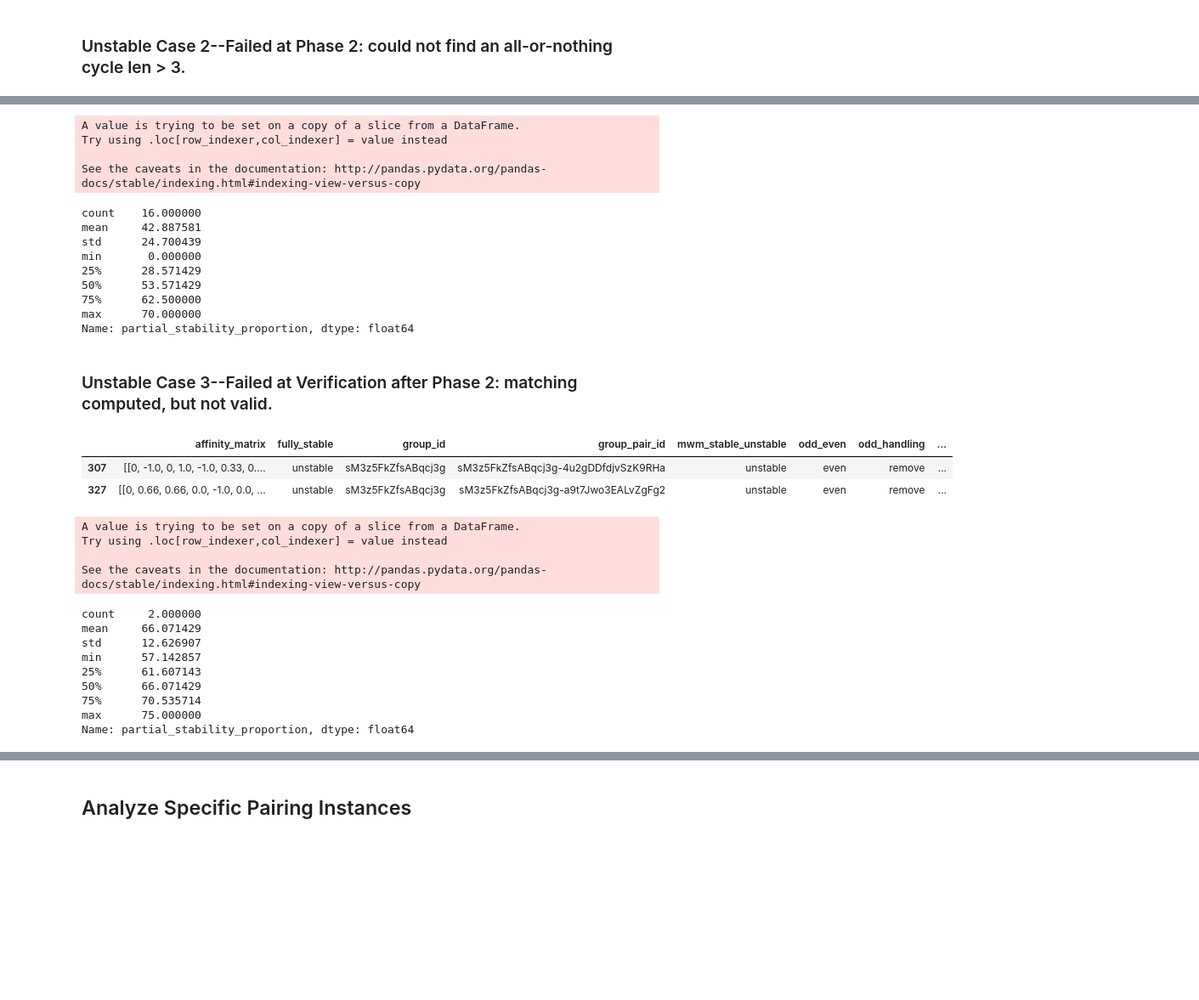
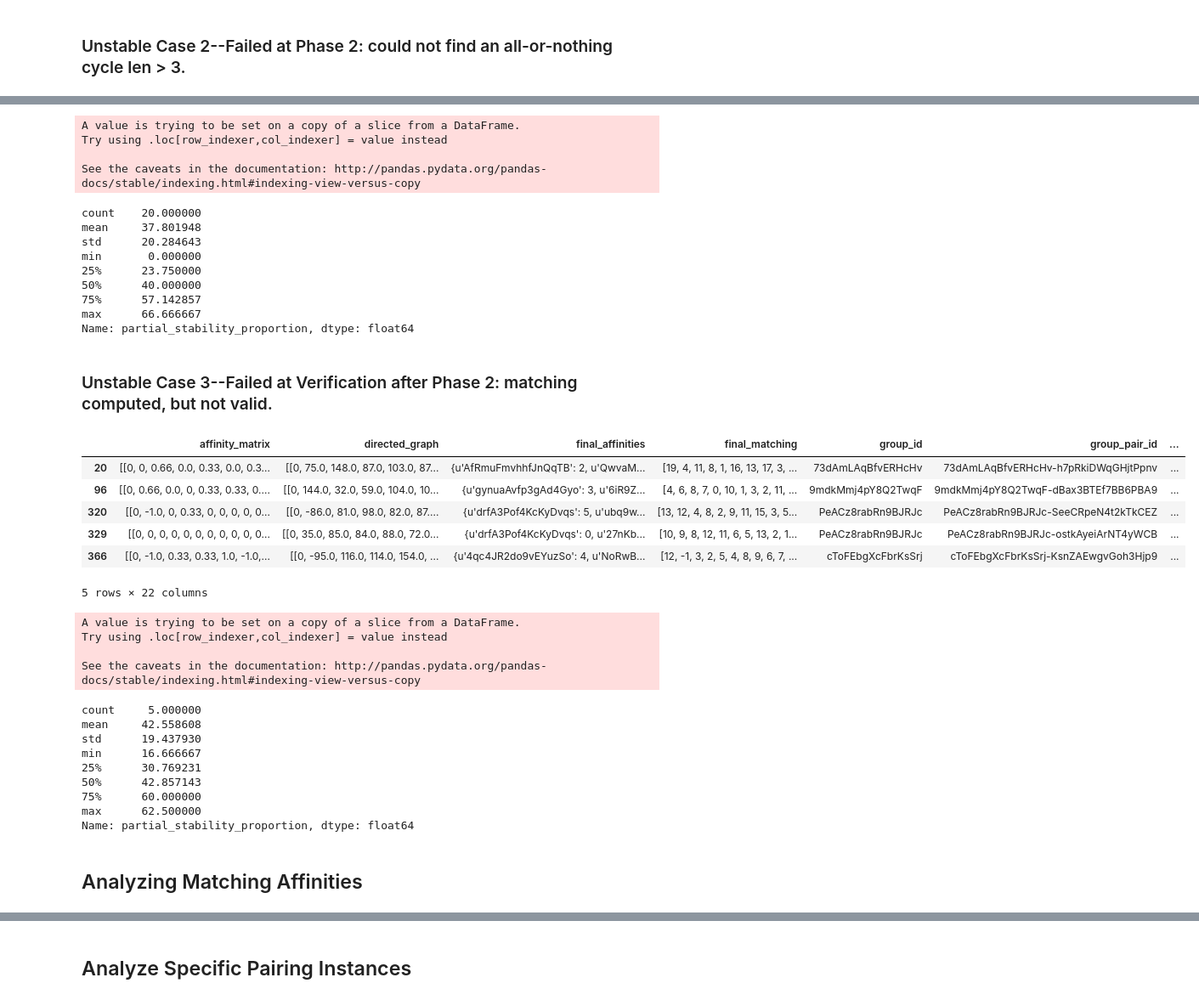
Before and after one commit to melissachen2000/pair-research-matching-alg, a Jupyter notebook: analysis/SRMatchingAnalysis.ipynb, the cells around one changed output, grey strips where cells are left out. Shown at 85% size. Drawn from its saved outputs; the diff is of its cells as text; code cells hidden in the pictures; blank space fills up the shorter version.

```diff
--- a/analysis/SRMatchingAnalysis.ipynb
+++ b/analysis/SRMatchingAnalysis.ipynb
@@ -150,5 +156,6 @@ print('Original size: {} --> New size: {}'.format(pairings_orig_size, pairings_n
 
 # display current pairings
 print('Pairing count: {}, Unique group count: {}'.format(len(pairings), len(pairings.groupId.unique())))
-pairings.sort_values('timestamp', ascending=True).head()
+pairings.sort_values('timestamp', ascending=False, inplace=True)
+pairings.head()
 # %% [output]
@@ -180,5 +187,6 @@ print('Original size: {} --> New size: {}'.format(pairs_history_orig_size, pairs
 # display current pairs_history
 print('Unique group count: {}, Unique pairing count: {}'.format(len(pairs_history.groupId.unique()),
                                                                 len(pairs_history.group_pairing_id.unique())))
-pairs_history.sort_values('timestamp', ascending=True).head()
+pairs_history.sort_values('timestamp', ascending=False, inplace=True)
+pairs_history.head()
 # %% [output]
@@ -252,7 +260,7 @@ affinities_history['group_pairing_id'] = affinities_history['groupId'] + '-' + a
 
 # remove duplicate ratings
 affinities_history.sort_values(['group_pairing_id', 'helpeeId', 'helperId'], inplace=True)
-affinities_history.drop_duplicates(subset=['group_pairing_id', 'helpeeId', 'helperId'], keep='first', inplace=True)
+affinities_history.drop_duplicates(subset=['group_pairing_id', 'helpeeId', 'helperId'], keep='last', inplace=True)
 affinities_history.reset_index(drop=True, inplace=True)
 
 # print change in size
@@ -753,45 +968,51 @@ unstable_cases_2.head()
 # %%
 # compute proportion of return matching that was stable
-unstable_cases_2['partial_stability_proportion'] = unstable_cases_2.apply(lambda x: 100.0 * (x['sr_matching_cardinality'] / x['user_count']), axis=1)
+unstable_cases_2['partial_stability_proportion'] = unstable_cases_2.apply(lambda x: 100.0 * (x['sr_cardinality'] / x['user_count']), axis=1)
 unstable_cases_2['partial_stability_proportion'].describe()
 # %% [output]
 A value is trying to be set on a copy of a slice from a DataFrame.
 Try using .loc[row_indexer,col_indexer] = value instead
 
 See the caveats in the documentation: http://pandas.pydata.org/pandas-docs/stable/indexing.html#indexing-view-versus-copy
-count    16.000000
-mean     42.887581
-std      24.700439
+count    20.000000
+mean     37.801948
+std      20.284643
 min       0.000000
-25%      28.571429
-50%      53.571429
-75%      62.500000
-max      70.000000
+25%      23.750000
+50%      40.000000
+75%      57.142857
+max      66.666667
 Name: partial_stability_proportion, dtype: float64
 # %% [markdown]
 ### Unstable Case 3--Failed at Verification after Phase 2: matching computed, but not valid.
 # %%
-unstable_cases_3 = remove_all_pairings_df[remove_all_pairings_df['stable_printout'] == 'Failed at Verification after Phase 2: matching computed, but not valid.']
+unstable_cases_3 = remove_all_pairings_df[remove_all_pairings_df['sr_debug'] == 'Failed at Verification after Phase 2: matching computed, but not valid.']
 unstable_cases_3
 # %% [output]
-|  | affinity_matrix | fully_stable | group_id | group_pair_id | mwm_stable_unstable | odd_even | odd_handling | ... |
-| 307 | [[0, -1.0, 0, 1.0, -1.0, 0.33, 0.... | unstable | sM3z5FkZfsABqcj3g | sM3z5FkZfsABqcj3g-4u2gDDfdjvSzK9RHa | unstable | even | remove | ... |
-| 327 | [[0, 0.66, 0.66, 0.0, -1.0, 0.0, ... | unstable | sM3z5FkZfsABqcj3g | sM3z5FkZfsABqcj3g-a9t7Jwo3EALvZgFg2 | unstable | even | remove | ... |
+|  | affinity_matrix | directed_graph | final_affinities | final_matching | group_id | group_pair_id | ... |
+| 20 | [[0, 0, 0.66, 0.0, 0.33, 0.0, 0.3... | [[0, 75.0, 148.0, 87.0, 103.0, 87... | {u'AfRmuFmvhhfJnQqTB': 2, u'QwvaM... | [19, 4, 11, 8, 1, 16, 13, 17, 3, ... | 73dAmLAqBfvERHcHv | 73dAmLAqBfvERHcHv-h7pRkiDWqGHjtPpnv | ... |
+| 96 | [[0, 0.66, 0.0, 0, 0.33, 0.33, 0.... | [[0, 144.0, 32.0, 59.0, 104.0, 10... | {u'gynuaAvfp3gAd4Gyo': 3, u'6iR9Z... | [4, 6, 8, 7, 0, 10, 1, 3, 2, 11, ... | 9mdkMmj4pY8Q2TwqF | 9mdkMmj4pY8Q2TwqF-dBax3BTEf7BB6PBA9 | ... |
+| 320 | [[0, -1.0, 0, 0.33, 0, 0, 0, 0, 0... | [[0, -86.0, 81.0, 98.0, 82.0, 87.... | {u'drfA3Pof4KcKyDvqs': 5, u'ubq9w... | [13, 12, 4, 8, 2, 9, 11, 15, 3, 5... | PeACz8rabRn9BJRJc | PeACz8rabRn9BJRJc-SeeCRpeN4t2kTkCEZ | ... |
+| 329 | [[0, 0, 0, 0, 0, 0, 0, 0, 0, 0, 0... | [[0, 35.0, 85.0, 84.0, 88.0, 72.0... | {u'drfA3Pof4KcKyDvqs': 0, u'27nKb... | [10, 9, 8, 12, 11, 6, 5, 13, 2, 1... | PeACz8rabRn9BJRJc | PeACz8rabRn9BJRJc-ostkAyeiArNT4yWCB | ... |
+| 366 | [[0, -1.0, 0.33, 0.33, 1.0, -1.0,... | [[0, -95.0, 116.0, 114.0, 154.0, ... | {u'4qc4JR2do9vEYuzSo': 4, u'NoRwB... | [12, -1, 3, 2, 5, 4, 8, 9, 6, 7, ... | cToFEbgXcFbrKsSrj | cToFEbgXcFbrKsSrj-KsnZAEwgvGoh3Hjp9 | ... |
+5 rows × 22 columns
 # %%
 # compute proportion of return matching that was stable
-unstable_cases_3['partial_stability_proportion'] = unstable_cases_3.apply(lambda x: 100.0 * (x['sr_matching_cardinality'] / x['user_count']), axis=1)
+unstable_cases_3['partial_stability_proportion'] = unstable_cases_3.apply(lambda x: 100.0 * (x['sr_cardinality'] / x['user_count']), axis=1)
 unstable_cases_3['partial_stability_proportion'].describe()
 # %% [output]
 A value is trying to be set on a copy of a slice from a DataFrame.
 Try using .loc[row_indexer,col_indexer] = value instead
 
 See the caveats in the documentation: http://pandas.pydata.org/pandas-docs/stable/indexing.html#indexing-view-versus-copy
-count     2.000000
-mean     66.071429
-std      12.626907
-min      57.142857
-25%      61.607143
-50%      66.071429
-75%      70.535714
-max      75.000000
+count     5.000000
+mean     42.558608
+std      19.437930
+min      16.666667
+25%      30.769231
+50%      42.857143
+75%      60.000000
+max      62.500000
 Name: partial_stability_proportion, dtype: float64
+# %% [markdown]
+## Analyzing Matching Affinities
```
Also changed, not shown: parts of 38 cells of this notebook, 1 other file.
